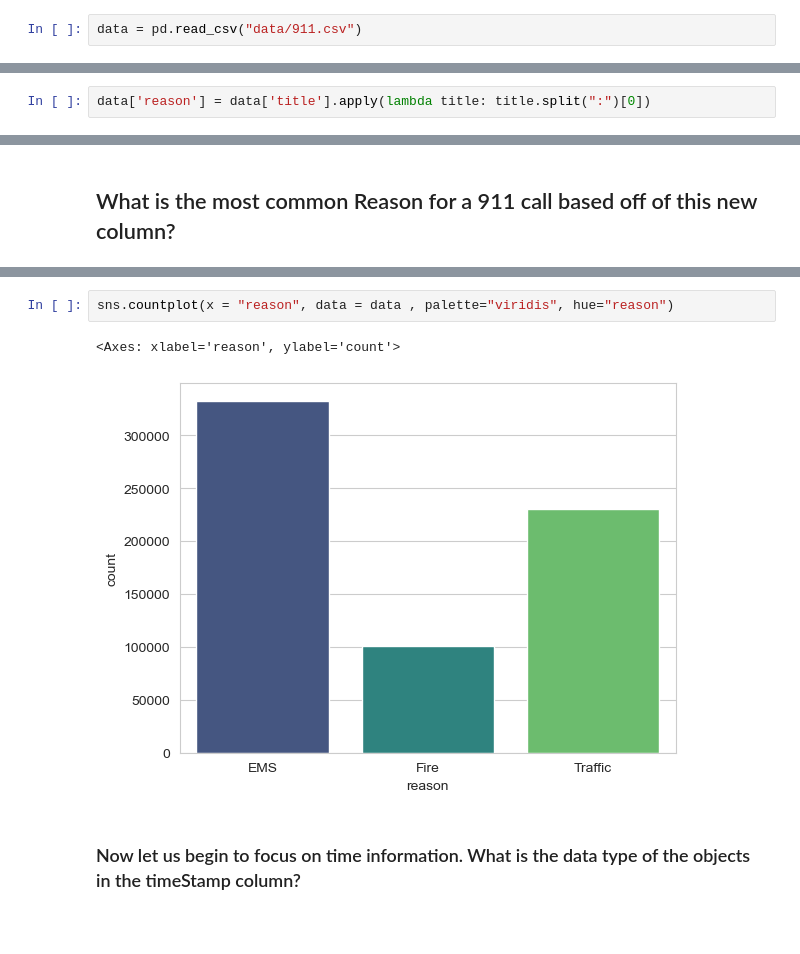
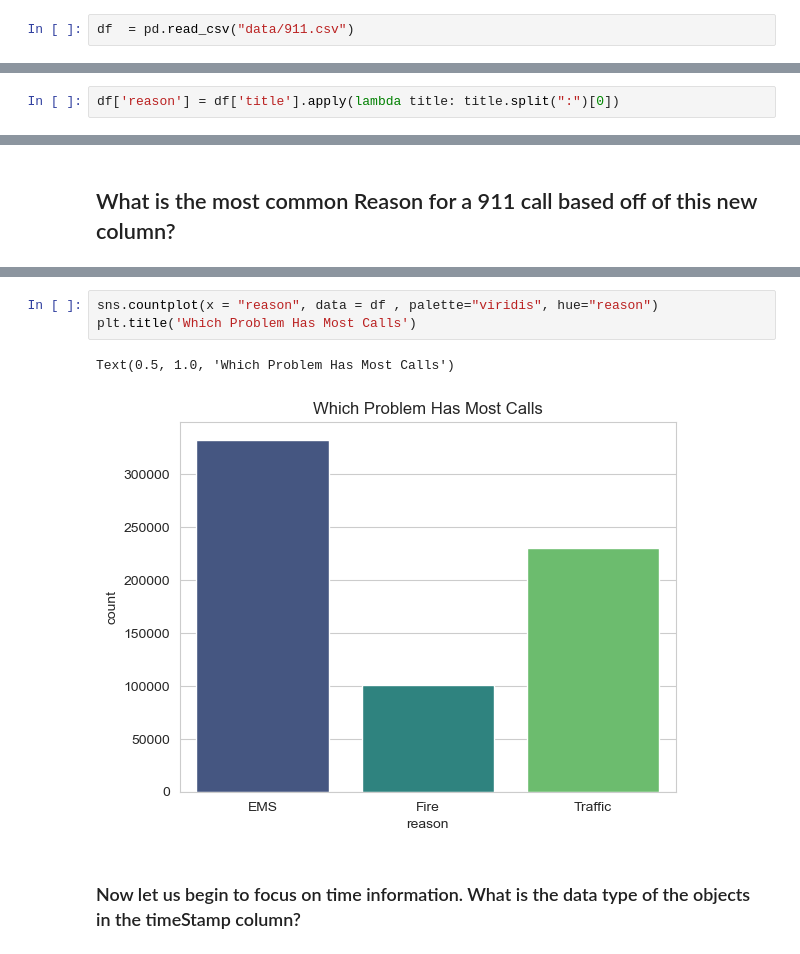
Before and after one commit to rahulkataria35/data-science-projects, a Jupyter notebook: 911_Calls.ipynb, the cells around one changed output, grey strips where cells are left out. Drawn from its saved outputs; the diff is of its cells as text; blank space fills up the shorter version.

```diff
--- a/911_Calls.ipynb
+++ b/911_Calls.ipynb
@@ -12,5 +32,5 @@ import seaborn as sns
 sns.set_style('whitegrid')
 pd.set_option('display.max_columns', 50)
 # %%
-data = pd.read_csv("data/911.csv")
+df  = pd.read_csv("data/911.csv")
 # %%
@@ -94,3 +154,3 @@ The titles column contains "Reasons/Departments" specified before the title code
 # %%
-data['reason'] = data['title'].apply(lambda title: title.split(":")[0])
+df['reason'] = df['title'].apply(lambda title: title.split(":")[0])
 # %%
@@ -113,10 +171,11 @@ Traffic    230208
 Fire       100622
 Name: count, dtype: int64
 # %%
-sns.countplot(x = "reason", data = data , palette="viridis", hue="reason")
+sns.countplot(x = "reason", data = df , palette="viridis", hue="reason")
+plt.title('Which Problem Has Most Calls')
 # %% [output]
-<Axes: xlabel='reason', ylabel='count'>
+Text(0.5, 1.0, 'Which Problem Has Most Calls')
-[figure, old version]
+[figure, new version]
 # %% [markdown]
 ### Now let us begin to focus on time information. What is the data type of the objects in the timeStamp column?
 # %%
```
Also changed, not shown: parts of 74 cells of this notebook.
